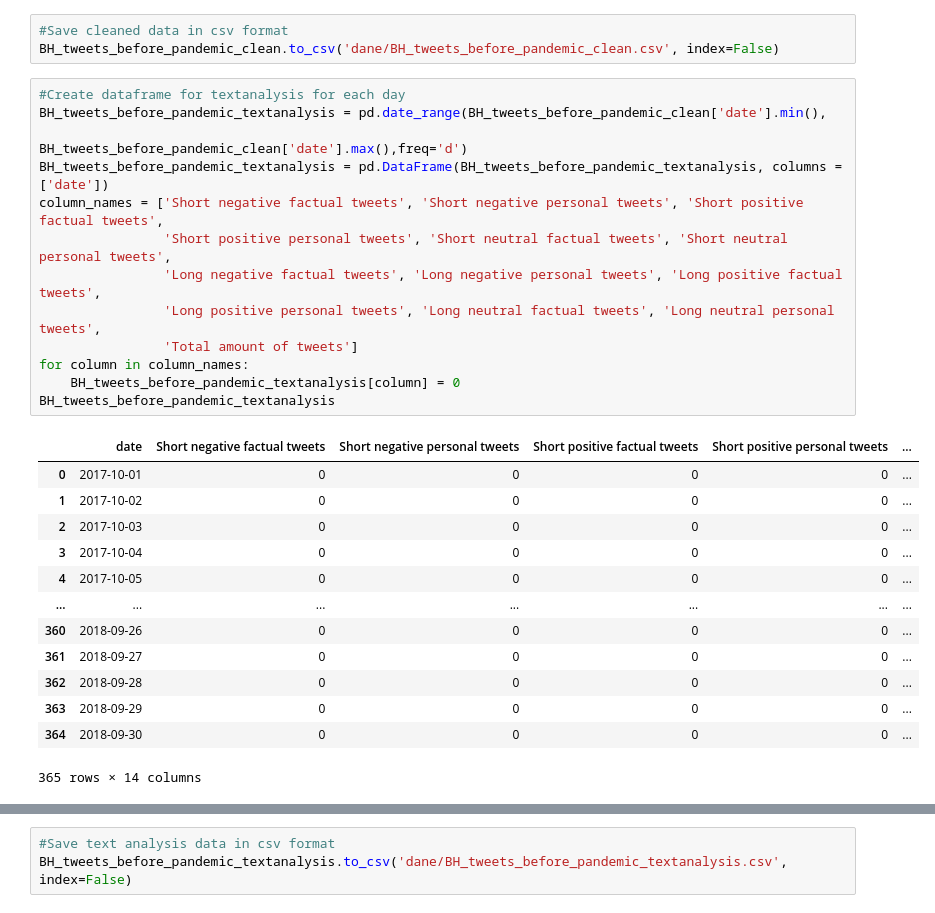
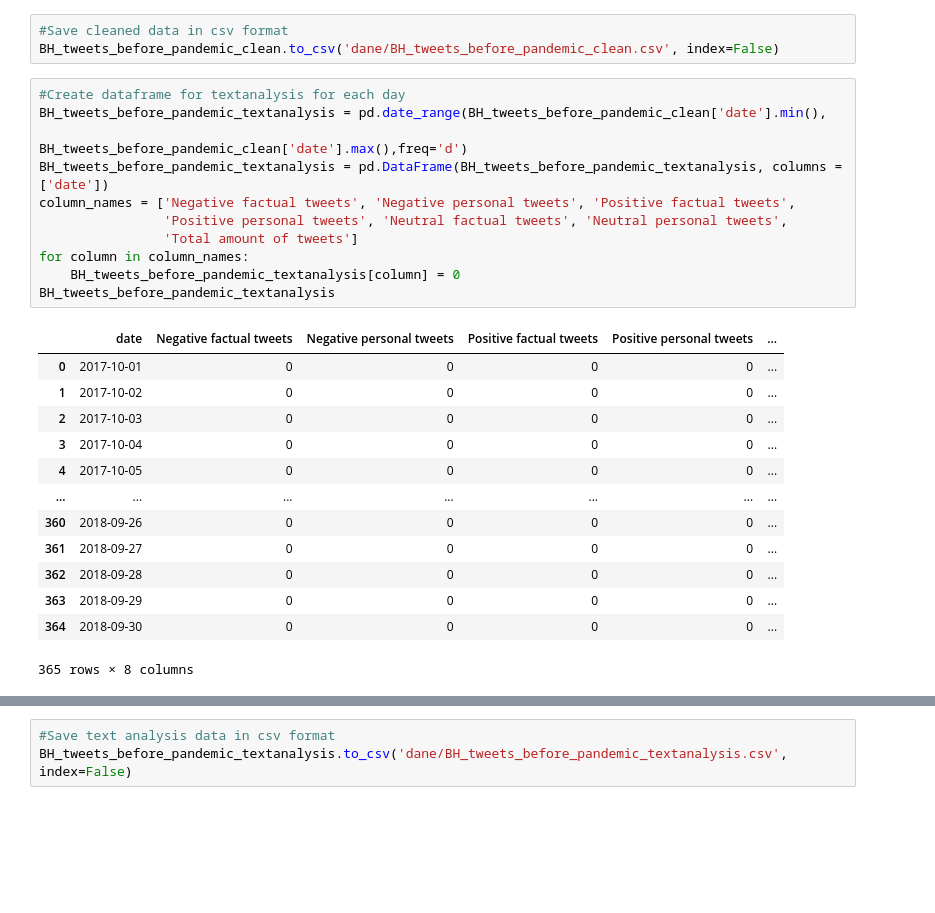
Before and after one commit to RobertNowak92/Wplyw_mediow_spolecznosciowych_na_gilde, a Jupyter notebook: Berkshire_hathaway_before_pandemic_cleaned_and_prepared.ipynb, the cells around one changed output, grey strips where cells are left out. Cells and saved outputs as stored; diff of their text form; blank space fills up the shorter version.

Commit message:
Added aplication for Twint and removed length of tweets from text analysis

```diff
--- a/Berkshire_hathaway_before_pandemic_cleaned_and_prepared.ipynb
+++ b/Berkshire_hathaway_before_pandemic_cleaned_and_prepared.ipynb
@@ -286,18 +286,16 @@ BH_tweets_before_pandemic_clean.to_csv('dane/BH_tweets_before_pandemic_clean.csv
 # %%
 #Create dataframe for textanalysis for each day
 BH_tweets_before_pandemic_textanalysis = pd.date_range(BH_tweets_before_pandemic_clean['date'].min(),
                                                        BH_tweets_before_pandemic_clean['date'].max(),freq='d')
 BH_tweets_before_pandemic_textanalysis = pd.DataFrame(BH_tweets_before_pandemic_textanalysis, columns = ['date'])
-column_names = ['Short negative factual tweets', 'Short negative personal tweets', 'Short positive factual tweets',
-                'Short positive personal tweets', 'Short neutral factual tweets', 'Short neutral personal tweets',
-                'Long negative factual tweets', 'Long negative personal tweets', 'Long positive factual tweets',
-                'Long positive personal tweets', 'Long neutral factual tweets', 'Long neutral personal tweets',
+column_names = ['Negative factual tweets', 'Negative personal tweets', 'Positive factual tweets',
+                'Positive personal tweets', 'Neutral factual tweets', 'Neutral personal tweets',
                 'Total amount of tweets']
 for column in column_names:
     BH_tweets_before_pandemic_textanalysis[column] = 0
 BH_tweets_before_pandemic_textanalysis
 # %% [output]
-|  | date | Short negative factual tweets | Short negative personal tweets | Short positive factual tweets | Short positive personal tweets | ... |
+|  | date | Negative factual tweets | Negative personal tweets | Positive factual tweets | Positive personal tweets | ... |
 | 0 | 2017-10-01 | 0 | 0 | 0 | 0 | ... |
 | 1 | 2017-10-02 | 0 | 0 | 0 | 0 | ... |
 | 2 | 2017-10-03 | 0 | 0 | 0 | 0 | ... |
@@ -309,7 +307,7 @@ BH_tweets_before_pandemic_textanalysis
 | 362 | 2018-09-28 | 0 | 0 | 0 | 0 | ... |
 | 363 | 2018-09-29 | 0 | 0 | 0 | 0 | ... |
 | 364 | 2018-09-30 | 0 | 0 | 0 | 0 | ... |
-365 rows × 14 columns
+365 rows × 8 columns
 # %%
 #Analysis of opinion and number of words using the textblob package
 for i in range(BH_tweets_before_pandemic_clean.shape[0]):
```
Also changed, not shown: parts of 5 cells of this notebook, 6 other files.
